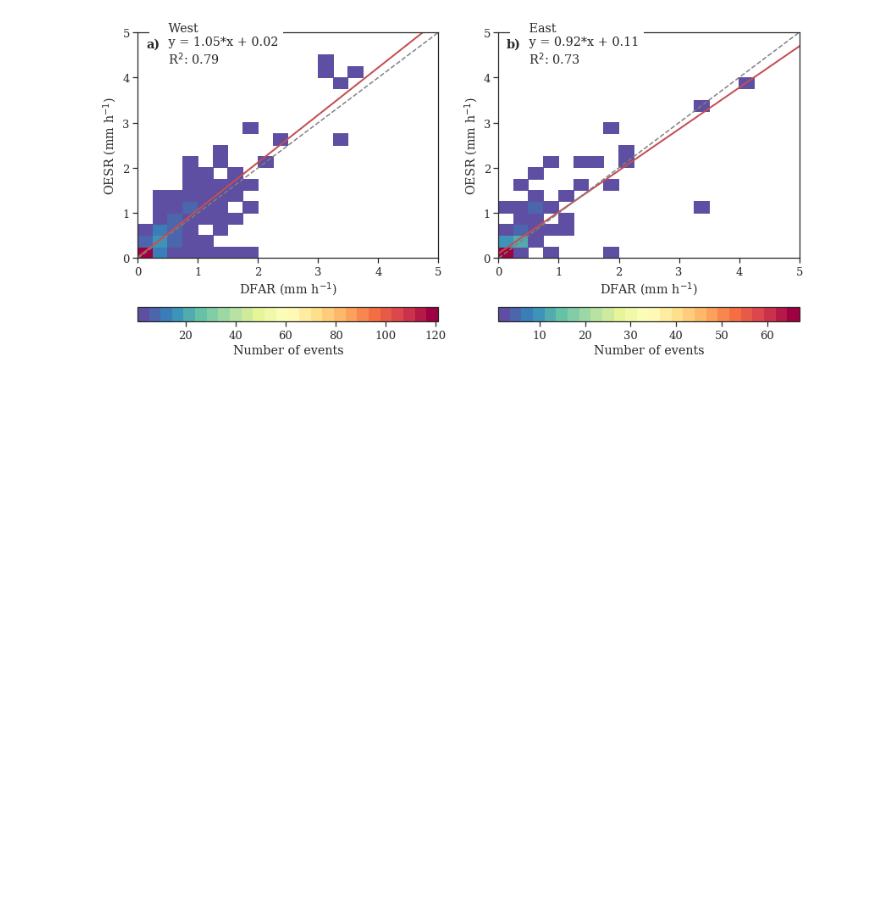
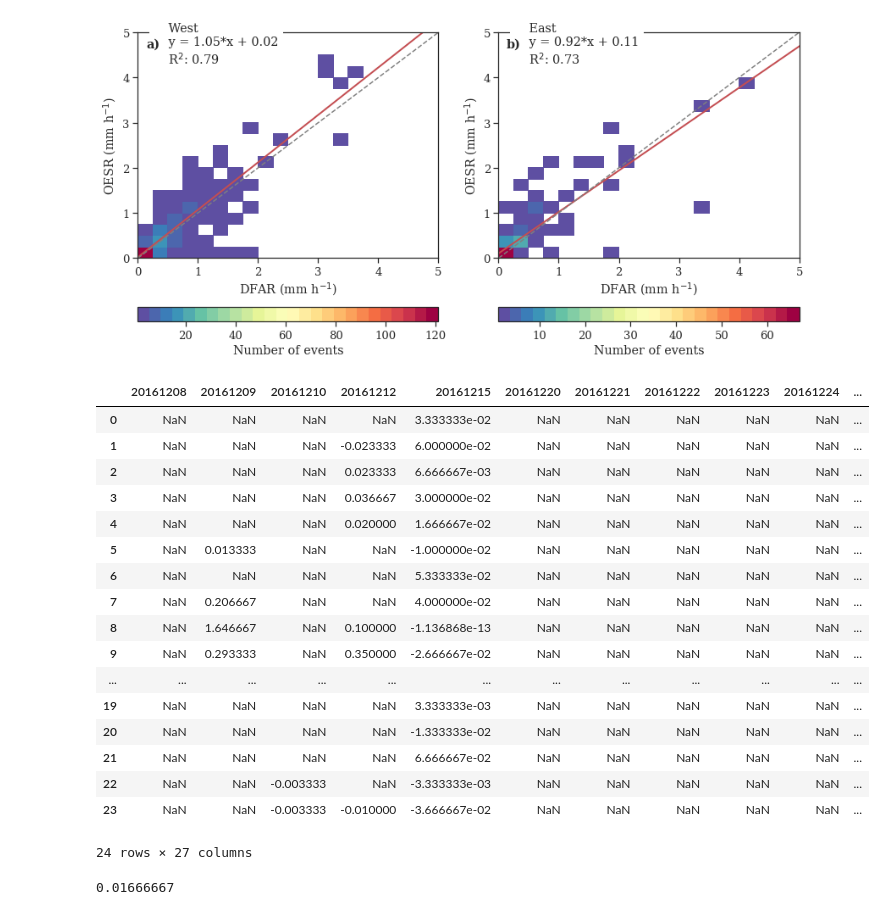
Before and after one commit to franzihe/Haukeliseter_16_17, a Jupyter notebook: write_nc_precip_day_wind_regime_temp_condition_V2.ipynb, the cells around one changed output. Drawn from its saved outputs; the diff is of its cells as text; code cells hidden in the pictures; blank space fills up the shorter version.

```diff
--- a/write_nc_precip_day_wind_regime_temp_condition_V2.ipynb
+++ b/write_nc_precip_day_wind_regime_temp_condition_V2.ipynb
@@ -695,3 +858,45 @@ ret['precip_east_ws'] = [ret['precip_east_hourly_0_4'].sum(axis=1, skipna= True)
            ret['precip_east_hourly_12_16'].sum(axis=1, skipna= True).sum(),
            ret['precip_east_hourly_16_20'].sum(axis=1, skipna= True).sum(),
            ret['precip_east_hourly_20'].sum(axis=1, skipna= True).sum()]
+# %%
+# getting number of nonzeros in each column is
+# df.astype(bool).sum(axis=0)
+
+obs['count_west_ws'] = [obs['precip_west_hourly_0_4'].fillna(0).astype(bool).sum(axis = 0).sum(),
+                        obs['precip_west_hourly_4_8'].fillna(0).astype(bool).sum(axis = 0).sum(),
+                        obs['precip_west_hourly_8_12'].fillna(0).astype(bool).sum(axis = 0).sum(),
+                        obs['precip_west_hourly_12_16'].fillna(0).astype(bool).sum(axis = 0).sum(),
+                        obs['precip_west_hourly_16_20'].fillna(0).astype(bool).sum(axis = 0).sum(),
+                        obs['precip_west_hourly_20'].fillna(0).astype(bool).sum(axis = 0).sum(),]
+
+obs['count_east_ws'] = [obs['precip_east_hourly_0_4'].fillna(0).astype(bool).sum(axis = 0).sum(),
+                        obs['precip_east_hourly_4_8'].fillna(0).astype(bool).sum(axis = 0).sum(),
+                        obs['precip_east_hourly_8_12'].fillna(0).astype(bool).sum(axis = 0).sum(),
+                        obs['precip_east_hourly_12_16'].fillna(0).astype(bool).sum(axis = 0).sum(),
+                        obs['precip_east_hourly_16_20'].fillna(0).astype(bool).sum(axis = 0).sum(),
+                        obs['precip_east_hourly_20'].fillna(0).astype(bool).sum(axis = 0).sum(),]
+# %%
+obs['precip_west_hourly_0_4'].where(obs['precip_west_hourly_0_4'].fillna(0).astype(bool))
+# %% [output]
+|  | 20161208 | 20161209 | 20161210 | 20161212 | 20161215 | 20161220 | 20161221 | 20161222 | 20161223 | 20161224 | ... |
+| 0 | NaN | NaN | NaN | NaN | 3.333333e-02 | NaN | NaN | NaN | NaN | NaN | ... |
+| 1 | NaN | NaN | NaN | -0.023333 | 6.000000e-02 | NaN | NaN | NaN | NaN | NaN | ... |
+| 2 | NaN | NaN | NaN | 0.023333 | 6.666667e-03 | NaN | NaN | NaN | NaN | NaN | ... |
+| 3 | NaN | NaN | NaN | 0.036667 | 3.000000e-02 | NaN | NaN | NaN | NaN | NaN | ... |
+| 4 | NaN | NaN | NaN | 0.020000 | 1.666667e-02 | NaN | NaN | NaN | NaN | NaN | ... |
+| 5 | NaN | 0.013333 | NaN | NaN | -1.000000e-02 | NaN | NaN | NaN | NaN | NaN | ... |
+| 6 | NaN | NaN | NaN | NaN | 5.333333e-02 | NaN | NaN | NaN | NaN | NaN | ... |
+| 7 | NaN | 0.206667 | NaN | NaN | 4.000000e-02 | NaN | NaN | NaN | NaN | NaN | ... |
+| 8 | NaN | 1.646667 | NaN | 0.100000 | -1.136868e-13 | NaN | NaN | NaN | NaN | NaN | ... |
+| 9 | NaN | 0.293333 | NaN | 0.350000 | -2.666667e-02 | NaN | NaN | NaN | NaN | NaN | ... |
+| ... | ... | ... | ... | ... | ... | ... | ... | ... | ... | ... | ... |
+| 19 | NaN | NaN | NaN | NaN | 3.333333e-03 | NaN | NaN | NaN | NaN | NaN | ... |
+| 20 | NaN | NaN | NaN | NaN | -1.333333e-02 | NaN | NaN | NaN | NaN | NaN | ... |
+| 21 | NaN | NaN | NaN | NaN | 6.666667e-02 | NaN | NaN | NaN | NaN | NaN | ... |
+| 22 | NaN | NaN | -0.003333 | NaN | -3.333333e-03 | NaN | NaN | NaN | NaN | NaN | ... |
+| 23 | NaN | NaN | -0.003333 | -0.010000 | -3.666667e-02 | NaN | NaN | NaN | NaN | NaN | ... |
+24 rows × 27 columns
+# %%
+1.666667e-02
+# %% [output]
+0.01666667
```
Also changed, not shown: parts of 23 cells of this notebook.
